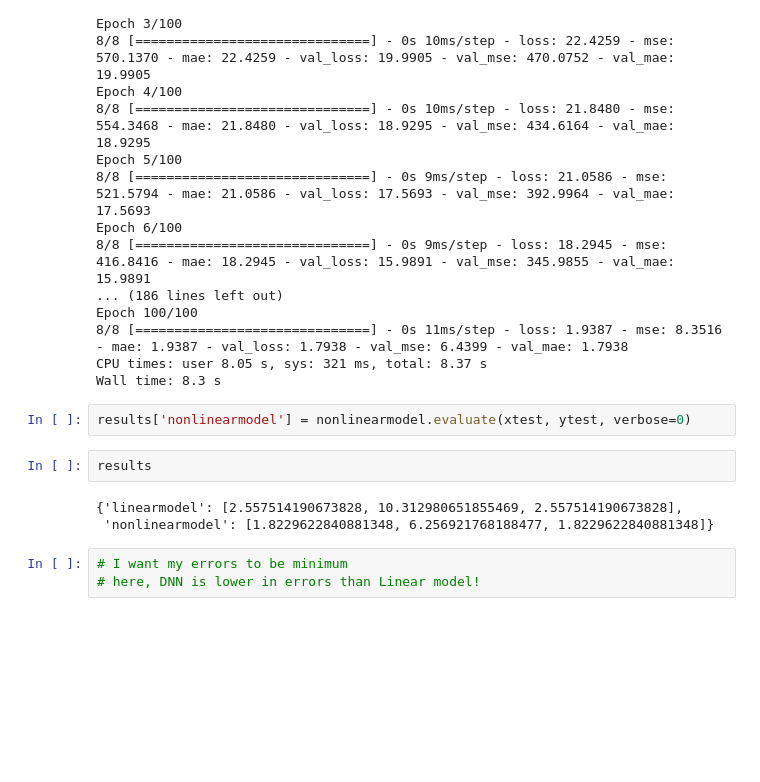
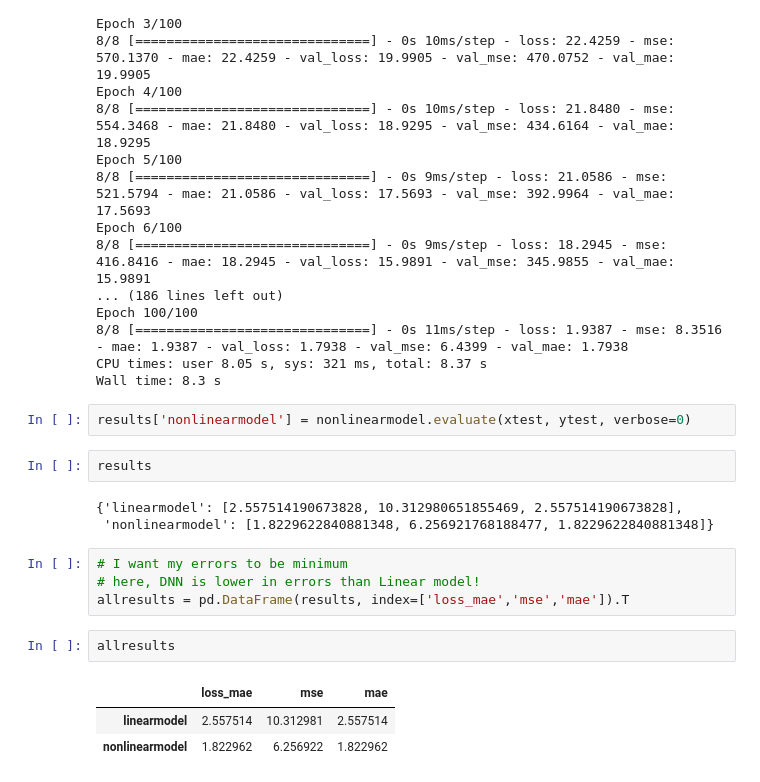
Before and after one commit to a-forty-two/TCS-tensorflow-290321, a Jupyter notebook: 03_Regression_in_TF_Price_Prediction.ipynb, the cells around one changed output. Drawn from its saved outputs; the diff is of its cells as text; blank space fills up the shorter version.

```diff
--- a/03_Regression_in_TF_Price_Prediction.ipynb
+++ b/03_Regression_in_TF_Price_Prediction.ipynb
@@ -286,3 +286,10 @@ results
 # %%
 # I want my errors to be minimum
 # here, DNN is lower in errors than Linear model!
+allresults = pd.DataFrame(results, index=['loss_mae','mse','mae']).T
+# %%
+allresults
+# %% [output]
+|  | loss_mae | mse | mae |
+| linearmodel | 2.557514 | 10.312981 | 2.557514 |
+| nonlinearmodel | 1.822962 | 6.256922 | 1.822962 |
```
Also changed, not shown: parts of 4 cells of this notebook.
